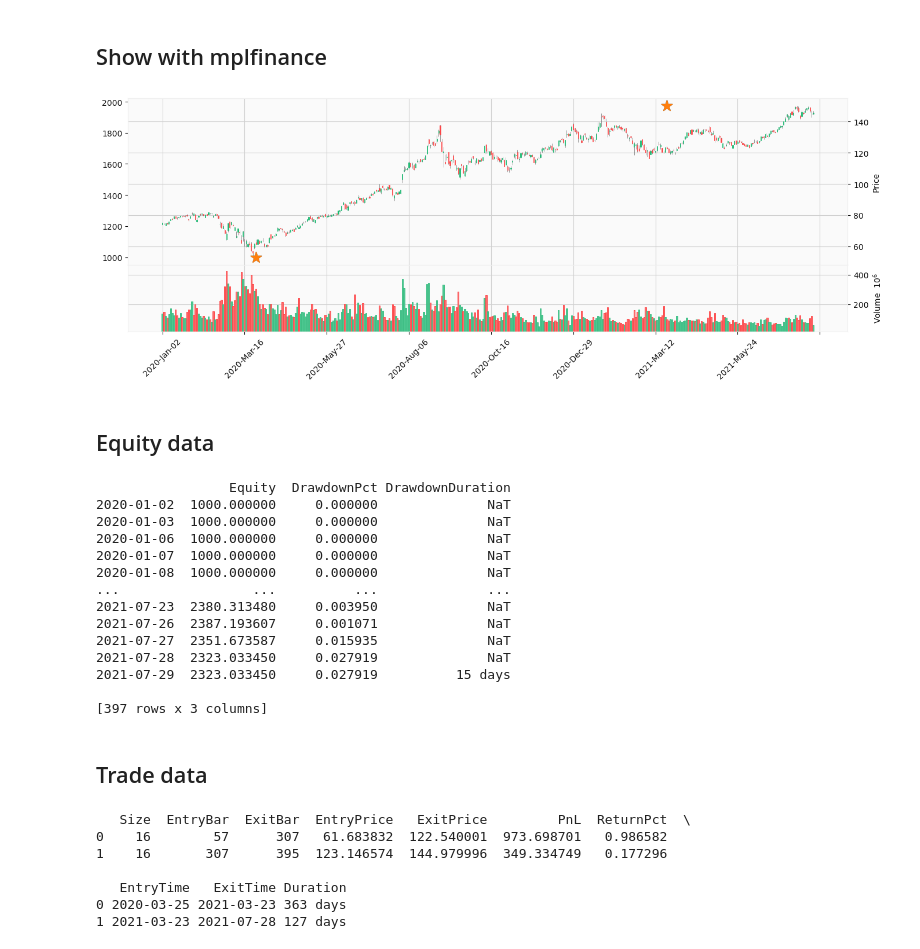
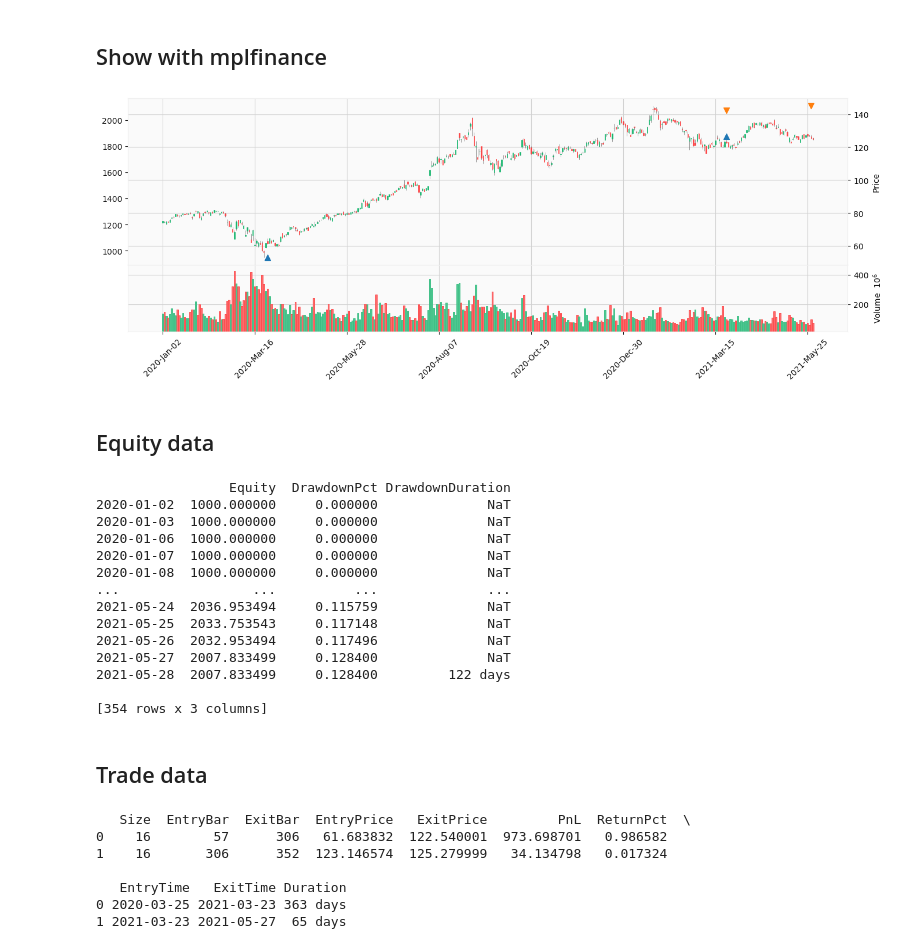
Before and after one commit to ottomossei/bwb, a Jupyter notebook: examples/BasicBacktesting_allparams.ipynb, the cells around one changed output. Drawn from its saved outputs; the diff is of its cells as text; code cells hidden in the pictures.

```diff
--- a/examples/BasicBacktesting_allparams.ipynb
+++ b/examples/BasicBacktesting_allparams.ipynb
@@ -41,7 +46,7 @@ candle
 # RCI Cross Strategy
 strategy = bst.RCICross
 strategy.candle = candle
-params = strategy.base_params()
+params = strategy.base_indicator_params()
 params
 # %% [output]
 {'span': array([ 7,  8,  9, 21, 23, 26, 42, 45, 48, 52]),
@@ -56,18 +61,8 @@ best_p1, best_p2, best_p3 = 0, 0, 0
 for p1 in params['span']:
         for p2 in params['buy_ratio']:
                 for p3 in params['sell_ratio']:
-                        strategy.span = p1
-                        strategy.buy_ratio = p2
-                        strategy.sell_ratio = p3
-                        tester = bst.Btest(
-                                data = candle,
-                                strategy = strategy,
-                                cash = 1000,
-                                commission = 0.00495,
-                                margin = 1.0,
-                                trade_on_close = True,
-                                exclusive_orders = True
-                                )
+                        strategy.indicator_params = {'span':p1, 'buy_ratio':p2, 'sell_ratio':p3}
+                        tester = bst.Btest(strategy)
                         output = tester.run()
                         ef[i] = output['Equity Final [$]']
                         i += 1
@@ -80,18 +75,3 @@ print(best_p1, best_p2, best_p3)
 52 -70 100
 # %% [markdown]
 ## best parameter
-# %%
-strategy.p1 = best_p1
-strategy.p2 = best_p2
-strategy.p3 = best_p3
-tester = bst.Btest(
-        data = candle,
-        strategy = strategy,
-        cash = 1000,
-        commission = 0.00495,
-        margin = 1.0,
-        trade_on_close = True,
-        exclusive_orders = True
-        )
-output = tester.run()
-output
@@ -115,0 +78,4 @@ dtype: object
+# %%
+strategy.indicator_params = {'span':best_p1, 'buy_ratio':best_p2, 'sell_ratio':best_p3}
+output = d.runsaver(strategy, candle, issue)
+output
@@ -127,17 +112,16 @@ BokehDeprecationWarning: HSL() was deprecated in Bokeh 2.3.1 and will be removed
 # %%
 import mplfinance as mpf
 import pandas as pd
-buy = pd.DataFrame(data = output['_equity_curve']['Equity'][output['_trades']['EntryBar']], index=output['_equity_curve'].index)
-sell = pd.DataFrame(data = output['_equity_curve']['Equity'][output['_trades']['ExitBar']], index=output['_equity_curve'].index)
+buy = pd.DataFrame(data = output['_equity_curve']['Equity'][output['_trades']['EntryBar']]*0.95, index=output['_equity_curve'].index)
+sell = pd.DataFrame(data = output['_equity_curve']['Equity'][output['_trades']['ExitBar']]*1.05, index=output['_equity_curve'].index)
 # Show with Jupyter Notebook
-# idc = mpf.make_addplot(indicator.rci(candle, best_p1))
-apds = [mpf.make_addplot(buy,type='scatter',markersize=200,marker='*'),
-        mpf.make_addplot(buy,type='scatter',markersize=200,marker='*')]
+apds = [mpf.make_addplot(buy,type='scatter',markersize=50,marker='^'),
+        mpf.make_addplot(sell,type='scatter',markersize=50,marker='v')]
 
 mpf.plot(candle, type='candle', figratio=(12,4),
          volume=True, style='yahoo', addplot=apds)
 # %% [output]
-[figure, old version]
+[figure, new version]
 # %% [markdown]
 ## Equity data
 # %%
@@ -150,22 +134,22 @@ print(output['_equity_curve'])
 2020-01-07  1000.000000     0.000000              NaT
 2020-01-08  1000.000000     0.000000              NaT
 ...                 ...          ...              ...
-2021-07-23  2380.313480     0.003950              NaT
-2021-07-26  2387.193607     0.001071              NaT
-2021-07-27  2351.673587     0.015935              NaT
-2021-07-28  2323.033450     0.027919              NaT
-2021-07-29  2323.033450     0.027919          15 days
+2021-05-24  2036.953494     0.115759              NaT
+2021-05-25  2033.753543     0.117148              NaT
+2021-05-26  2032.953494     0.117496              NaT
+2021-05-27  2007.833499     0.128400              NaT
+2021-05-28  2007.833499     0.128400         122 days
 
-[397 rows x 3 columns]
+[354 rows x 3 columns]
 # %% [markdown]
 ## Trade data
 # %%
 print(output['_trades'])
 # %% [output]
    Size  EntryBar  ExitBar  EntryPrice   ExitPrice         PnL  ReturnPct  \
-0    16        57      307   61.683832  122.540001  973.698701   0.986582
-1    16       307      395  123.146574  144.979996  349.334749   0.177296
+0    16        57      306   61.683832  122.540001  973.698701   0.986582
+1    16       306      352  123.146574  125.279999   34.134798   0.017324
 
    EntryTime   ExitTime Duration
 0 2020-03-25 2021-03-23 363 days
-1 2021-03-23 2021-07-28 127 days
+1 2021-03-23 2021-05-27  65 days
```
Also changed, not shown: parts of 5 cells of this notebook, 5 other files.
